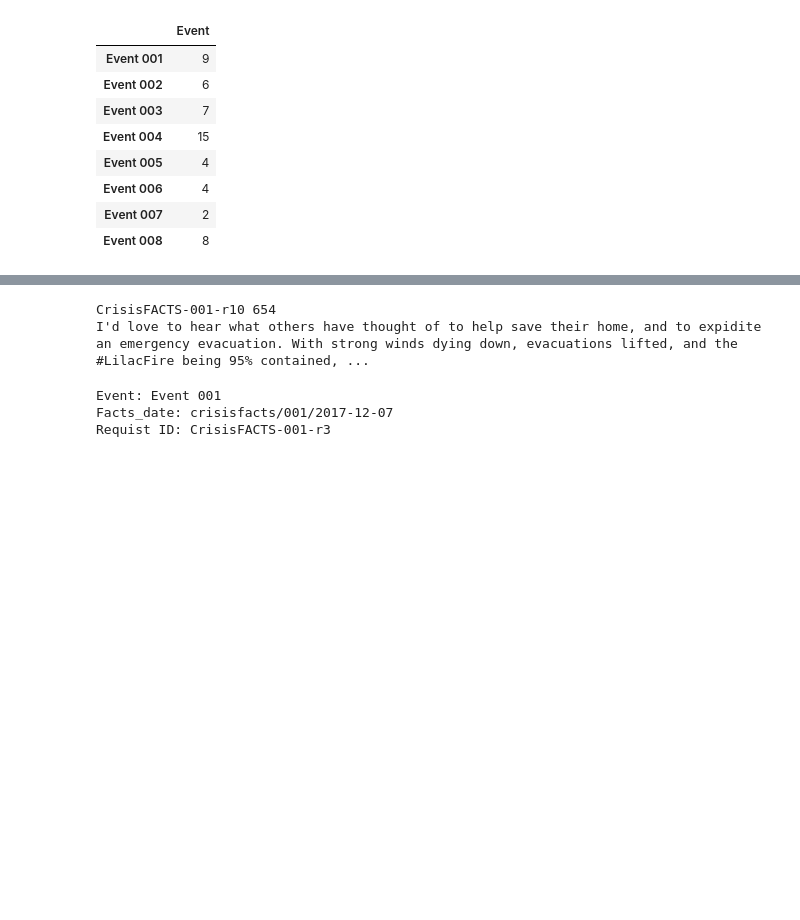
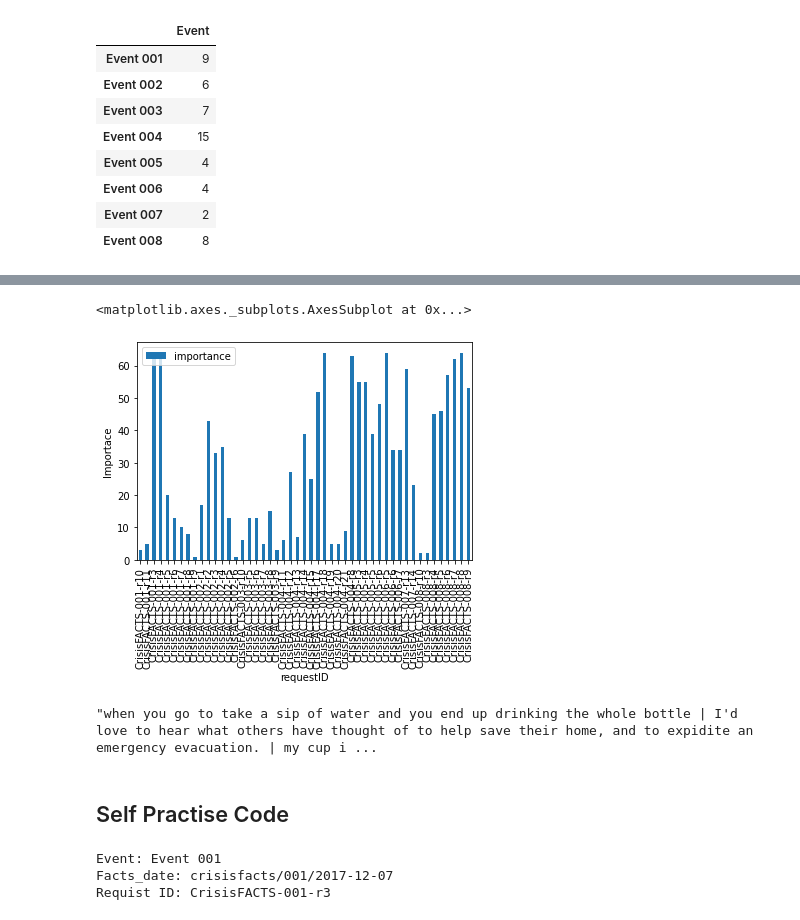
Before and after one commit to sush104/Crisis_Event_Ranking_and_Summarization, a Jupyter notebook: CrisisFACTs_Sushant.ipynb, the cells around one changed output, grey strips where cells are left out. Drawn from its saved outputs; the diff is of its cells as text; code cells hidden in the pictures; blank space fills up the shorter version.

```diff
--- a/CrisisFACTs_Sushant.ipynb
+++ b/CrisisFACTs_Sushant.ipynb
@@ -475,0 +511,2 @@ NameError: ignored
+# %%
+submission_df = pd.read_json("./submission_by_importance.json", orient="records")
@@ -476,14 +554,15 @@ NameError: ignored
+# %%
+plot_bar = pd.DataFrame(submission_df[submission_df['importance'] > 50].groupby('requestID')['importance'].count())
+# %%
+plot_bar.plot.bar(ylabel='Importace')
+# %% [output]
+<matplotlib.axes._subplots.AxesSubplot at 0x...>
+[figure, added]
 # %%
-top_k = 64
+def summaryGenerator(dataframe, topn):
+  for reqId, group in dataframe.groupby("requestID"):
+    # print(reqId, group.shape[0])
 
-for reqId, group in submission_df.groupby("requestID"):
-    print(reqId, group.shape[0])
+    summary = " | ".join(group.sort_values(by="importance", ascending=False)["factText"])
 
-    summary = " ".join(group.sort_values(by="importance", ascending=False).head(top_k)["factText"])
-
-    print(summary)
-
-    break
+    return summary
-# %% [output]
-CrisisFACTS-001-r10 654
-I'd love to hear what others have thought of to help save their home, and to expidite an emergency evacuation. With strong winds dying down, evacuations lifted, and the #LilacFire being 95% contained, ...
@@ -490,3 +571,9 @@ I'd love to hear what others have thought of to help save their home, and to exp
+# %%
+summary
+# %% [output]
+"when you go to take a sip of water and you end up drinking the whole bottle | I'd love to hear what others have thought of to help save their home, and to expidite an emergency evacuation. | my cup i ...
+# %% [markdown]
+## Self Practise Code
 # %%
 file_dict = {}
 w2v_ranked_df = pd.DataFrame()
```
Also changed, not shown: parts of 46 cells of this notebook.
